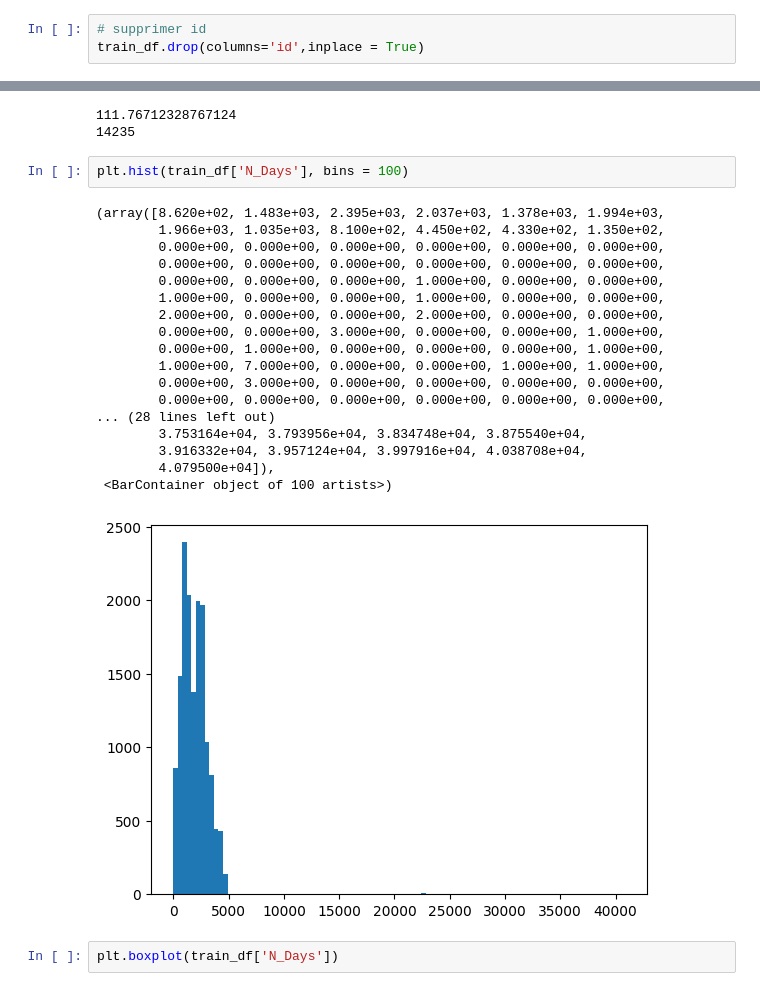
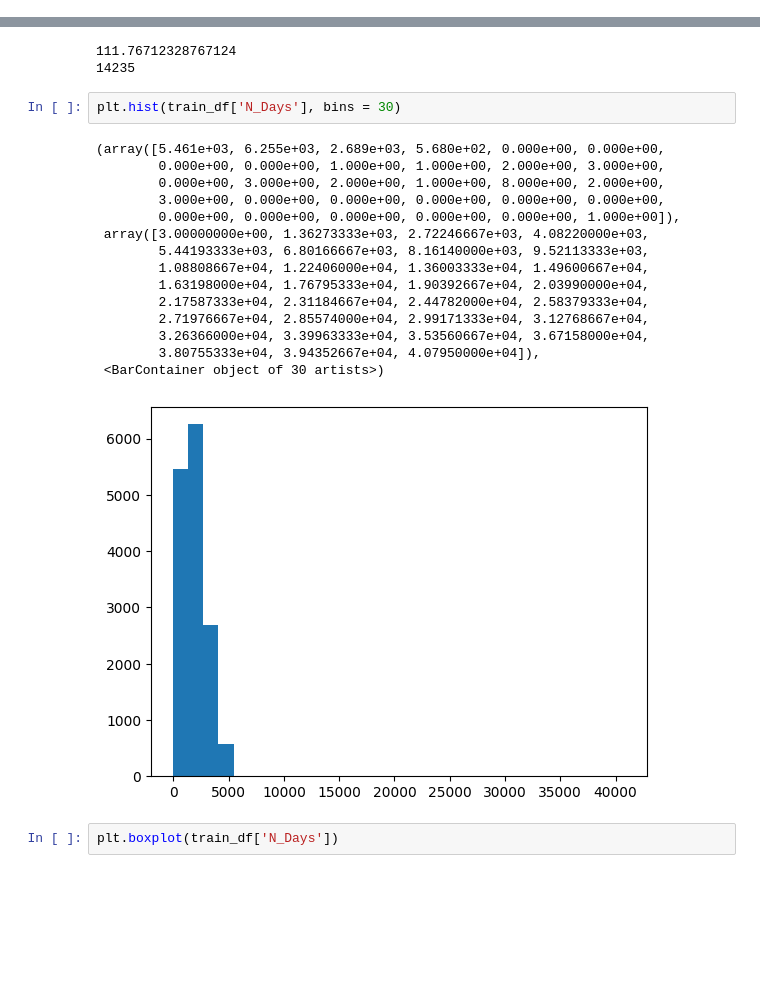
Before and after one commit to melaniedaddio/projet, a Jupyter notebook: EDA.ipynb, the cells around one changed output, grey strips where cells are left out. Saved outputs shown, nothing was run; the diff lists cells and outputs as text; blank space fills up the shorter version.

```diff
--- a/EDA.ipynb
+++ b/EDA.ipynb
@@ -156,6 +152,3 @@ dtype: float64
 ## <span style="color:blue">Analyse détaillée de chaques variables et prétraitement</span>
 # %% [markdown]
 * ID :
-# %%
-# supprimer id
-train_df.drop(columns='id',inplace = True)
@@ -189,26 +185,23 @@ print((2025-1986)*365)
 111.76712328767124
 14235
 # %%
-plt.hist(train_df['N_Days'], bins = 100)
+plt.hist(train_df['N_Days'], bins = 30)
 # %% [output]
-(array([8.620e+02, 1.483e+03, 2.395e+03, 2.037e+03, 1.378e+03, 1.994e+03,
-        1.966e+03, 1.035e+03, 8.100e+02, 4.450e+02, 4.330e+02, 1.350e+02,
-        0.000e+00, 0.000e+00, 0.000e+00, 0.000e+00, 0.000e+00, 0.000e+00,
-        0.000e+00, 0.000e+00, 0.000e+00, 0.000e+00, 0.000e+00, 0.000e+00,
-        0.000e+00, 0.000e+00, 0.000e+00, 1.000e+00, 0.000e+00, 0.000e+00,
-        1.000e+00, 0.000e+00, 0.000e+00, 1.000e+00, 0.000e+00, 0.000e+00,
-        2.000e+00, 0.000e+00, 0.000e+00, 2.000e+00, 0.000e+00, 0.000e+00,
-        0.000e+00, 0.000e+00, 3.000e+00, 0.000e+00, 0.000e+00, 1.000e+00,
-        0.000e+00, 1.000e+00, 0.000e+00, 0.000e+00, 0.000e+00, 1.000e+00,
-        1.000e+00, 7.000e+00, 0.000e+00, 0.000e+00, 1.000e+00, 1.000e+00,
-        0.000e+00, 3.000e+00, 0.000e+00, 0.000e+00, 0.000e+00, 0.000e+00,
-        0.000e+00, 0.000e+00, 0.000e+00, 0.000e+00, 0.000e+00, 0.000e+00,
-... (28 lines left out)
-        3.753164e+04, 3.793956e+04, 3.834748e+04, 3.875540e+04,
-        3.916332e+04, 3.957124e+04, 3.997916e+04, 4.038708e+04,
-        4.079500e+04]),
- <BarContainer object of 100 artists>)
+(array([5.461e+03, 6.255e+03, 2.689e+03, 5.680e+02, 0.000e+00, 0.000e+00,
+        0.000e+00, 0.000e+00, 1.000e+00, 1.000e+00, 2.000e+00, 3.000e+00,
+        0.000e+00, 3.000e+00, 2.000e+00, 1.000e+00, 8.000e+00, 2.000e+00,
+        3.000e+00, 0.000e+00, 0.000e+00, 0.000e+00, 0.000e+00, 0.000e+00,
+        0.000e+00, 0.000e+00, 0.000e+00, 0.000e+00, 0.000e+00, 1.000e+00]),
+ array([3.00000000e+00, 1.36273333e+03, 2.72246667e+03, 4.08220000e+03,
+        5.44193333e+03, 6.80166667e+03, 8.16140000e+03, 9.52113333e+03,
+        1.08808667e+04, 1.22406000e+04, 1.36003333e+04, 1.49600667e+04,
+        1.63198000e+04, 1.76795333e+04, 1.90392667e+04, 2.03990000e+04,
+        2.17587333e+04, 2.31184667e+04, 2.44782000e+04, 2.58379333e+04,
+        2.71976667e+04, 2.85574000e+04, 2.99171333e+04, 3.12768667e+04,
+        3.26366000e+04, 3.39963333e+04, 3.53560667e+04, 3.67158000e+04,
+        3.80755333e+04, 3.94352667e+04, 4.07950000e+04]),
+ <BarContainer object of 30 artists>)
-[figure, old version]
+[figure, new version]
 # %%
 plt.boxplot(train_df['N_Days'])
 # %% [output]
```
Also changed, not shown: parts of 61 cells of this notebook.
